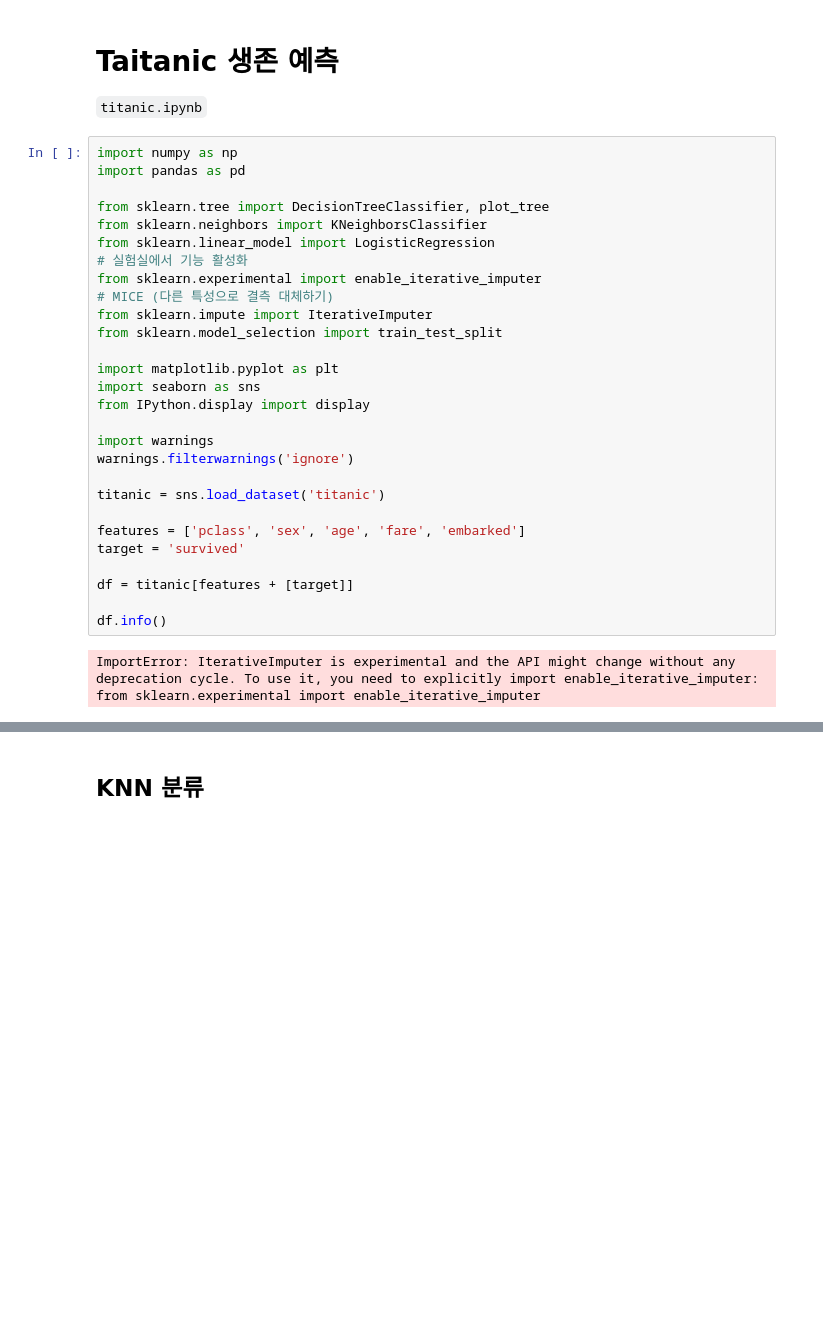
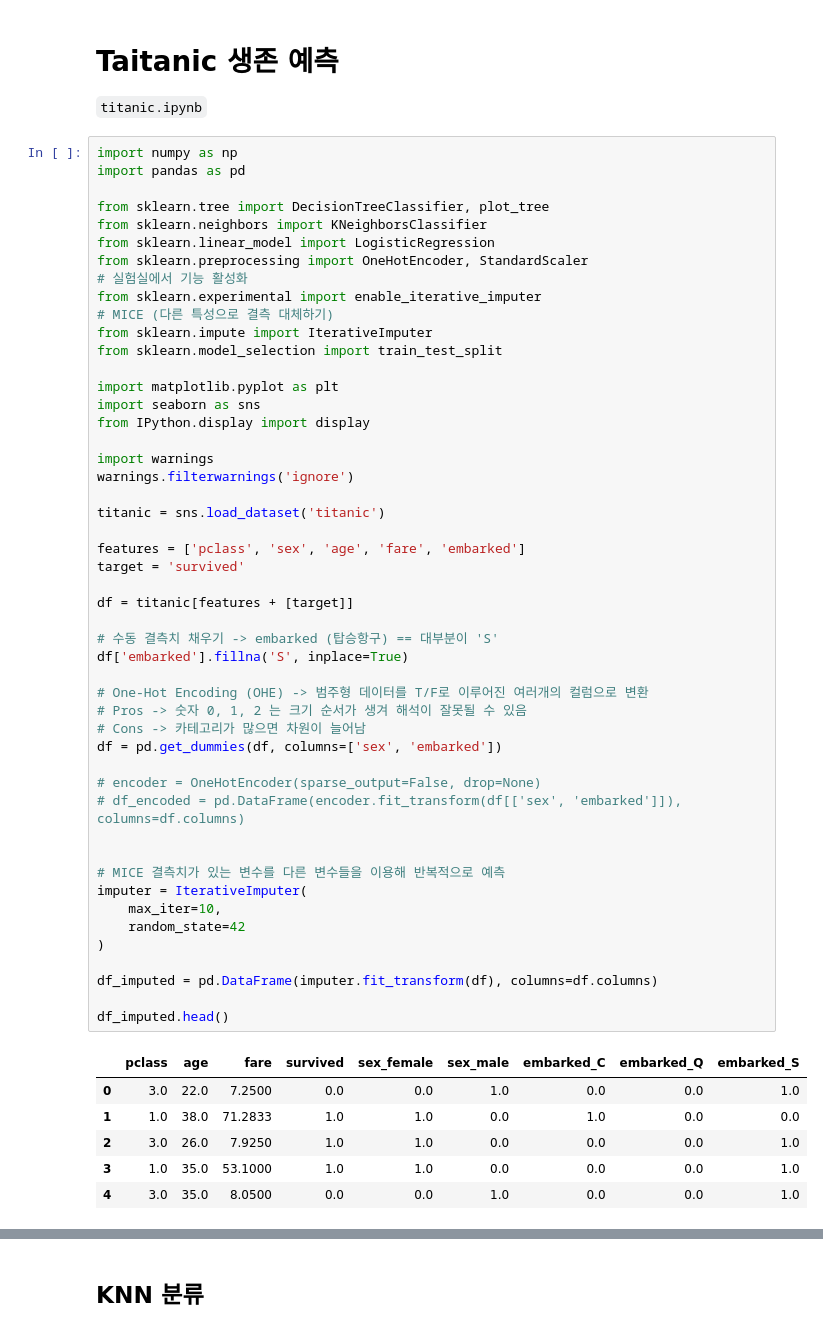
Before and after one commit to verba-neo/gaida-1, a Jupyter notebook: ML/titanic.ipynb, the cells around one changed output, grey strips where cells are left out. Cells and saved outputs as stored; diff of their text form; blank space fills up the shorter version.

```diff
--- a/ML/titanic.ipynb
+++ b/ML/titanic.ipynb
@@ -4,31 +4,56 @@
 # %%
 import numpy as np
 import pandas as pd
 
 from sklearn.tree import DecisionTreeClassifier, plot_tree
 from sklearn.neighbors import KNeighborsClassifier
 from sklearn.linear_model import LogisticRegression
+from sklearn.preprocessing import OneHotEncoder, StandardScaler
 # 실험실에서 기능 활성화
 from sklearn.experimental import enable_iterative_imputer
 # MICE (다른 특성으로 결측 대체하기)
 from sklearn.impute import IterativeImputer
 from sklearn.model_selection import train_test_split
 
 import matplotlib.pyplot as plt
 import seaborn as sns
 from IPython.display import display
 
 import warnings
 warnings.filterwarnings('ignore')
 
 titanic = sns.load_dataset('titanic')
 
 features = ['pclass', 'sex', 'age', 'fare', 'embarked']
 target = 'survived'
 
 df = titanic[features + [target]]
 
-df.info()
+# 수동 결측치 채우기 -> embarked (탑승항구) == 대부분이 'S'
+df['embarked'].fillna('S', inplace=True)
+
+# One-Hot Encoding (OHE) -> 범주형 데이터를 T/F로 이루어진 여러개의 컬럼으로 변환
+# Pros -> 숫자 0, 1, 2 는 크기 순서가 생겨 해석이 잘못될 수 있음
+# Cons -> 카테고리가 많으면 차원이 늘어남
+df = pd.get_dummies(df, columns=['sex', 'embarked'])
+
+# encoder = OneHotEncoder(sparse_output=False, drop=None)
+# df_encoded = pd.DataFrame(encoder.fit_transform(df[['sex', 'embarked']]), columns=df.columns)
+
+
+# MICE 결측치가 있는 변수를 다른 변수들을 이용해 반복적으로 예측
+imputer = IterativeImputer(
+    max_iter=10,
+    random_state=42
+)
+
+df_imputed = pd.DataFrame(imputer.fit_transform(df), columns=df.columns)
+
+df_imputed.head()
 # %% [output]
-ImportError: IterativeImputer is experimental and the API might change without any deprecation cycle. To use it, you need to explicitly import enable_iterative_imputer:
-from sklearn.experimental import enable_iterative_imputer
+|  | pclass | age | fare | survived | sex_female | sex_male | embarked_C | embarked_Q | embarked_S |
+| 0 | 3.0 | 22.0 | 7.2500 | 0.0 | 0.0 | 1.0 | 0.0 | 0.0 | 1.0 |
+| 1 | 1.0 | 38.0 | 71.2833 | 1.0 | 1.0 | 0.0 | 1.0 | 0.0 | 0.0 |
+| 2 | 3.0 | 26.0 | 7.9250 | 1.0 | 1.0 | 0.0 | 0.0 | 0.0 | 1.0 |
+| 3 | 1.0 | 35.0 | 53.1000 | 1.0 | 1.0 | 0.0 | 0.0 | 0.0 | 1.0 |
+| 4 | 3.0 | 35.0 | 8.0500 | 0.0 | 0.0 | 1.0 | 0.0 | 0.0 | 1.0 |
```
Also changed, not shown: parts of 6 cells of this notebook, 1 other file.
